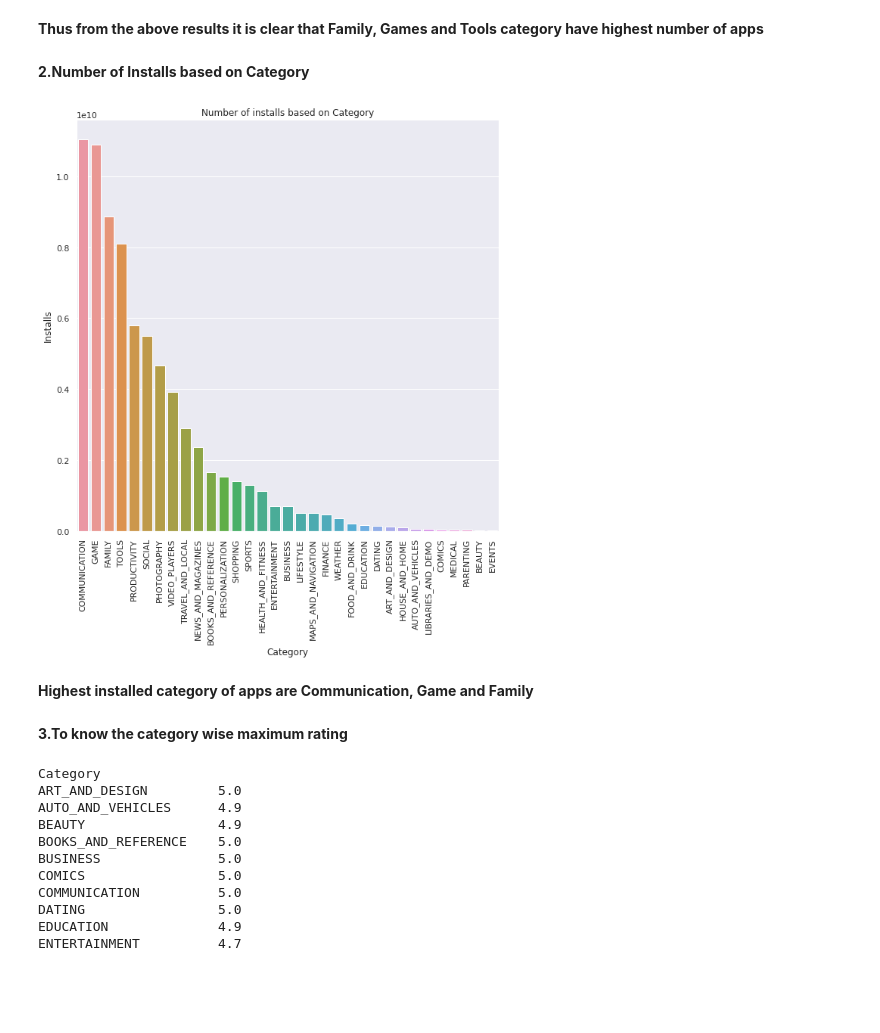
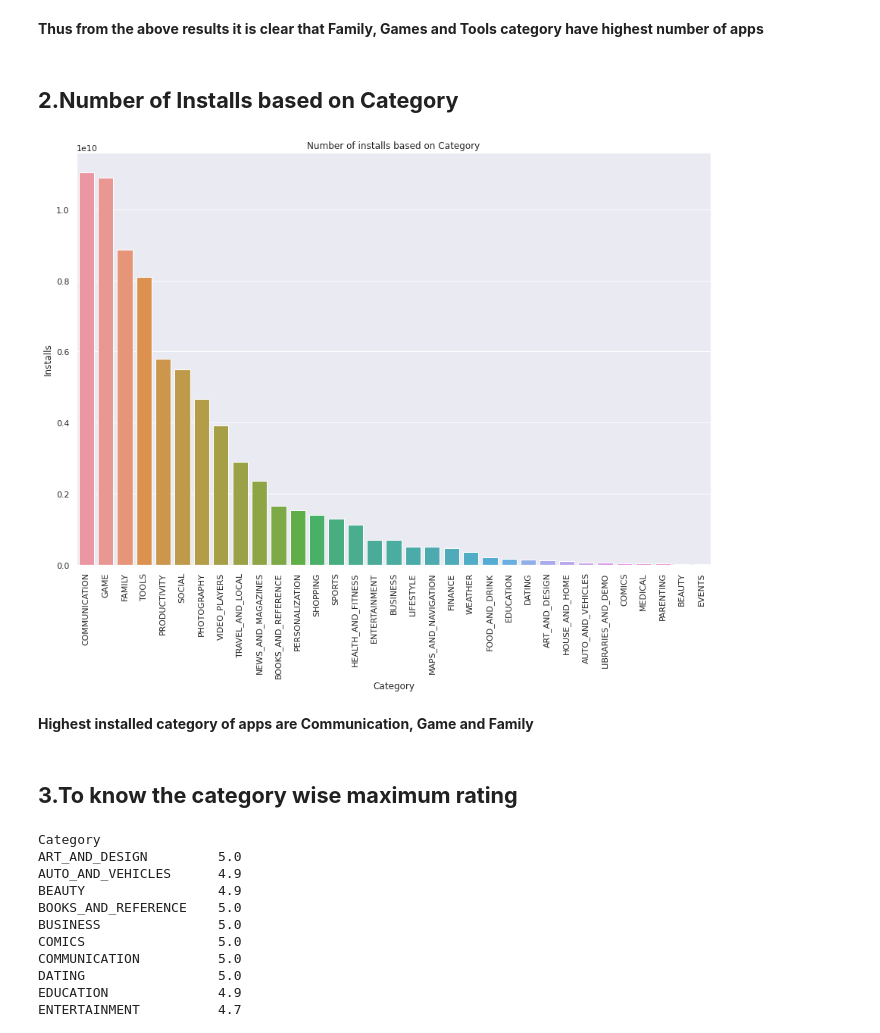
Before and after one commit to chandralakagwad/Playstore-App-Review-Analysis, a Jupyter notebook: Final_Play_Store_App_Analysis.ipynb, the cells around one changed output. Saved outputs shown, nothing was run; the diff lists cells and outputs as text; code cells hidden in the pictures; blank space fills up the shorter version.

```diff
--- a/Final_Play_Store_App_Analysis.ipynb
+++ b/Final_Play_Store_App_Analysis.ipynb
@@ -366,20 +366,20 @@ plt.show()
 # %% [markdown]
 **Thus from the above results it is clear that Family, Games and Tools category have highest number of apps**
 # %% [markdown]
-**2.Number of Installs based on Category**
+## **2.Number of Installs based on Category**
 # %%
 num_of_install = play_store_df.groupby('Category')['Installs'].sum().sort_values(ascending=False)
-plt.figure(figsize=(10,10))
+plt.figure(figsize=(15,10))
 plt.title('Number of installs based on Category')
 plt.xticks(rotation=90)
 sns.barplot(x=num_of_install.index, y = num_of_install, data = play_store_df)
 plt.show()
 # %% [output]
-[figure, old version]
+[figure, new version]
 # %% [markdown]
 **Highest installed category of apps are Communication, Game and Family**
 # %% [markdown]
-**3.To know the category wise maximum rating**
+## **3.To know the category wise maximum rating**
 # %%
 play_store_df.groupby(["Category"])["Rating"].max()
 # %% [output]
```
Also changed, not shown: parts of 29 cells of this notebook.
